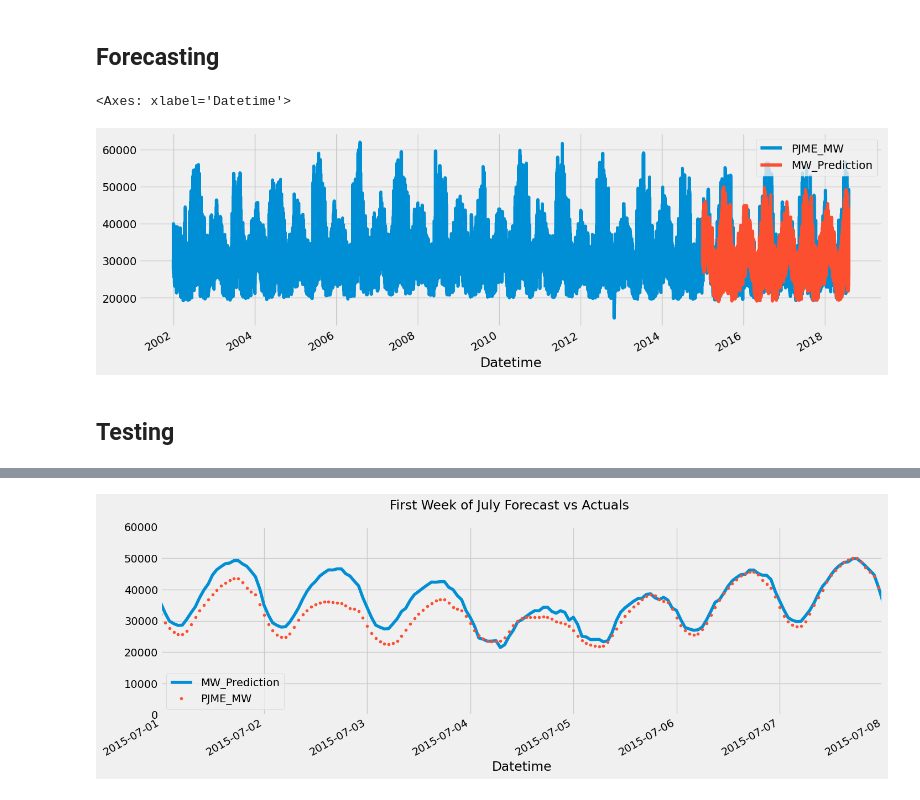
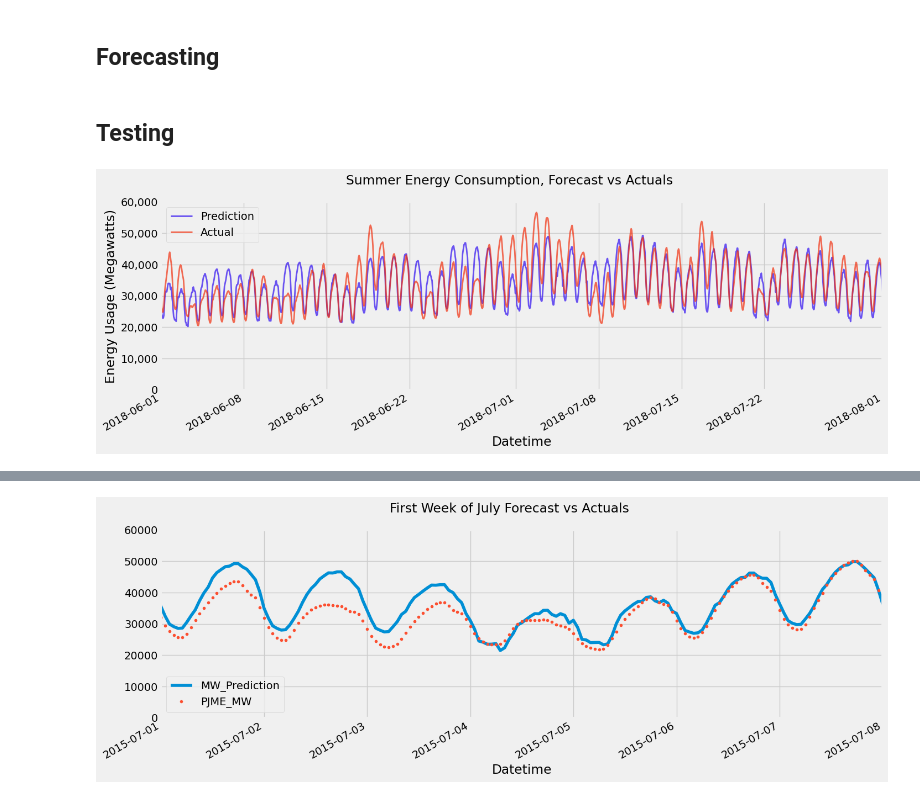
Before and after one commit to TrevorKap/ProjectRecreation, a Jupyter notebook: Energy_Consumption_Model/EnergyConsumption.ipynb, the cells around one changed output, grey strips where cells are left out. Saved outputs shown, nothing was run; the diff lists cells and outputs as text; code cells hidden in the pictures.

```diff
--- a/Energy_Consumption_Model/EnergyConsumption.ipynb
+++ b/Energy_Consumption_Model/EnergyConsumption.ipynb
@@ -180,13 +184,46 @@ plt.show()
 dtest = xgb.DMatrix(X_test)  # Convert X_test to DMatrix
 pjme_test['MW_Prediction'] = model.predict(dtest)  # Use the DMatrix for prediction
 pjme_all = pd.concat([pjme_test, pjme_train], sort=False)
-# %%
-pjme_all[['PJME_MW','MW_Prediction']].plot(figsize=(15, 5))
-# %% [output]
-<Axes: xlabel='Datetime'>
-[figure, removed]
 # %% [markdown]
 ## Testing
+# %%
+def comma_format(x, pos):
+    return f'{x:,.0f}'
+
+# Rename columns for clarity
+pjme_all = pjme_all.rename(columns={
+    'MW_Prediction': 'Prediction',
+    'PJME_MW': 'Actual'
+})
+
+# Plot the forecast with the actuals
+f, ax = plt.subplots(1)
+f.set_figheight(5)
+f.set_figwidth(15)
+
+pjme_all[['Prediction', 'Actual']].plot(
+    ax=ax,
+    style=['-', '-'],
+    alpha=0.7,  # Set transparency
+    linewidth=2,  # Set thinner line width
+    color=['#300FF0', '#F0300F']  # Set custom colors for Prediction and Actual
+)
+
+ax.set_xbound(lower='06-01-2018', upper='08-01-2018')
+ax.set_ylim(0, 60000)
+
+# Add comma delineation to y-axis
+ax.yaxis.set_major_formatter(FuncFormatter(comma_format))
+
+# Add y-axis label
+ax.set_ylabel('Energy Usage (Megawatts)')
+
+# Add plot title
+plot = plt.suptitle('Summer Energy Consumption, Forecast vs Actuals')
+
+plt.show()
+# %% [output]
+[figure, added]
 # %%
 def comma_format(x, pos):
     return f'{x:,.0f}'
```
Also changed, not shown: parts of 3 cells of this notebook.
